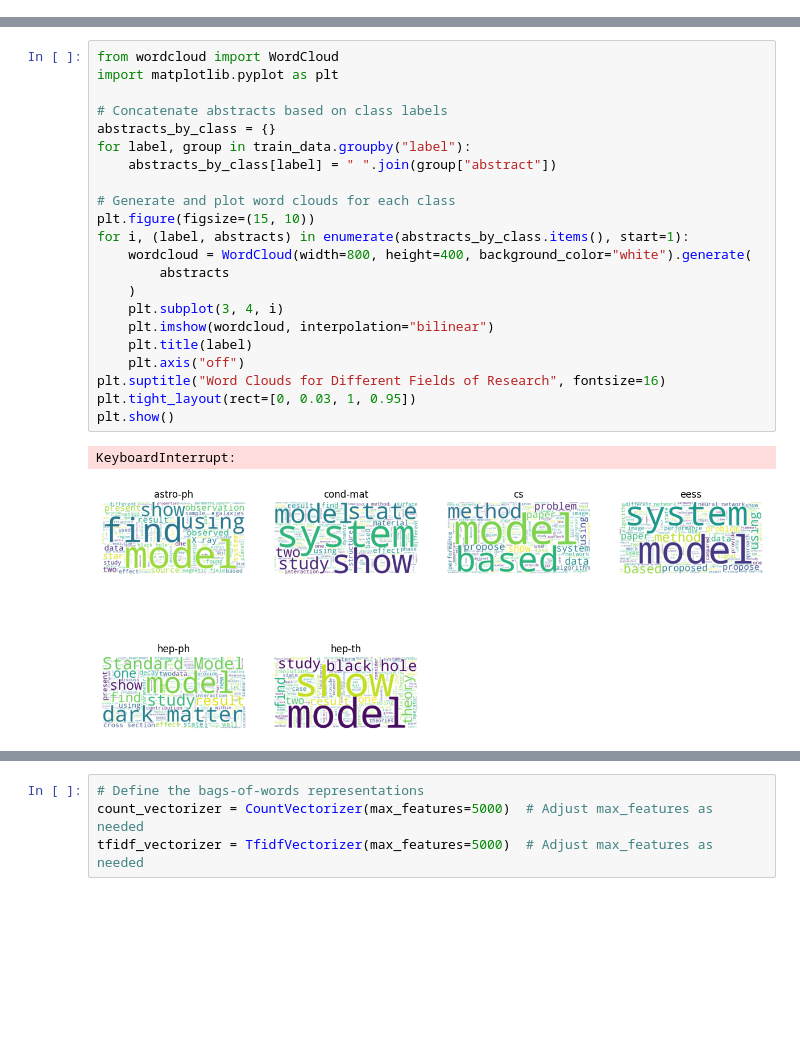
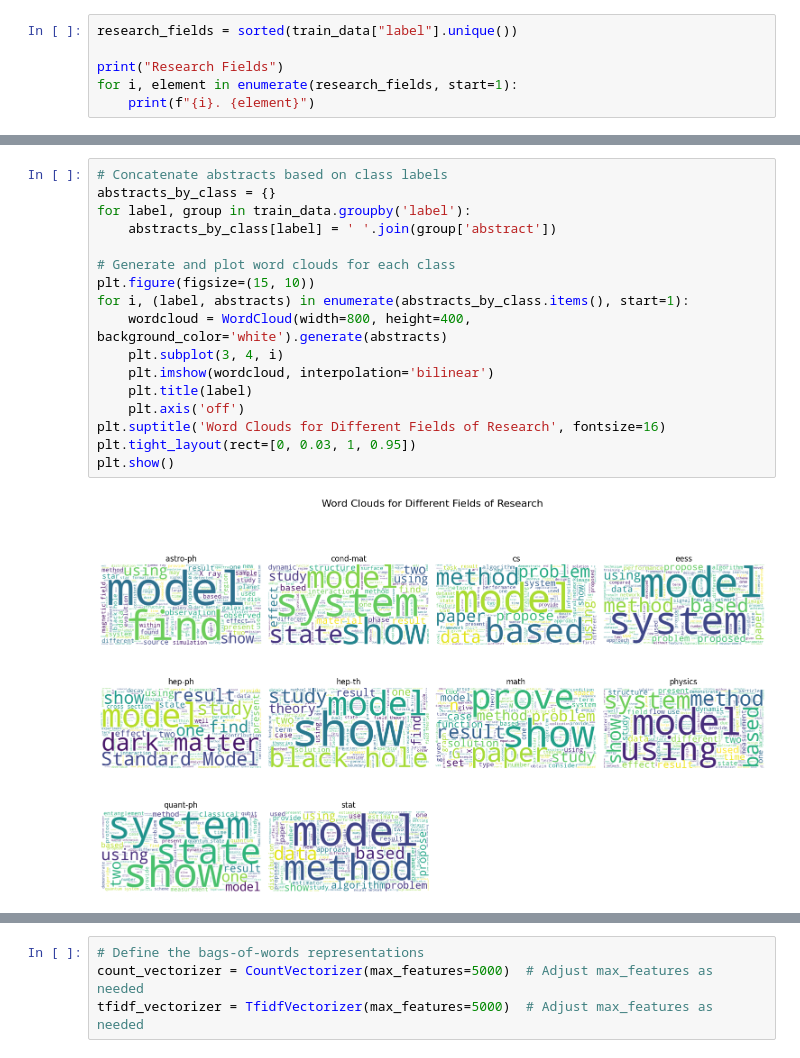
Before and after one commit to mrshokri/DAT-550, a Jupyter notebook: Project/DAT-550.ipynb, the cells around one changed output, grey strips where cells are left out. Saved outputs shown, nothing was run; the diff lists cells and outputs as text; blank space fills up the shorter version.

```diff
--- a/Project/DAT-550.ipynb
+++ b/Project/DAT-550.ipynb
@@ -113,0 +97,6 @@ hep-ph
+# %%
+research_fields = sorted(train_data["label"].unique())
+
+print("Research Fields")
+for i, element in enumerate(research_fields, start=1):
+    print(f"{i}. {element}")
@@ -128,27 +129,21 @@ plt.show()
 # %% [output]
 [figure]
 # %%
-from wordcloud import WordCloud
-import matplotlib.pyplot as plt
-
 # Concatenate abstracts based on class labels
 abstracts_by_class = {}
-for label, group in train_data.groupby("label"):
-    abstracts_by_class[label] = " ".join(group["abstract"])
+for label, group in train_data.groupby('label'):
+    abstracts_by_class[label] = ' '.join(group['abstract'])
 
 # Generate and plot word clouds for each class
 plt.figure(figsize=(15, 10))
 for i, (label, abstracts) in enumerate(abstracts_by_class.items(), start=1):
-    wordcloud = WordCloud(width=800, height=400, background_color="white").generate(
-        abstracts
-    )
+    wordcloud = WordCloud(width=800, height=400, background_color='white').generate(abstracts)
     plt.subplot(3, 4, i)
-    plt.imshow(wordcloud, interpolation="bilinear")
+    plt.imshow(wordcloud, interpolation='bilinear')
     plt.title(label)
-    plt.axis("off")
-plt.suptitle("Word Clouds for Different Fields of Research", fontsize=16)
+    plt.axis('off')
+plt.suptitle('Word Clouds for Different Fields of Research', fontsize=16)
 plt.tight_layout(rect=[0, 0.03, 1, 0.95])
 plt.show()
 # %% [output]
-KeyboardInterrupt:
-[figure, old version]
+[figure, new version]
```
Also changed, not shown: parts of 44 cells of this notebook, 9 other files.
